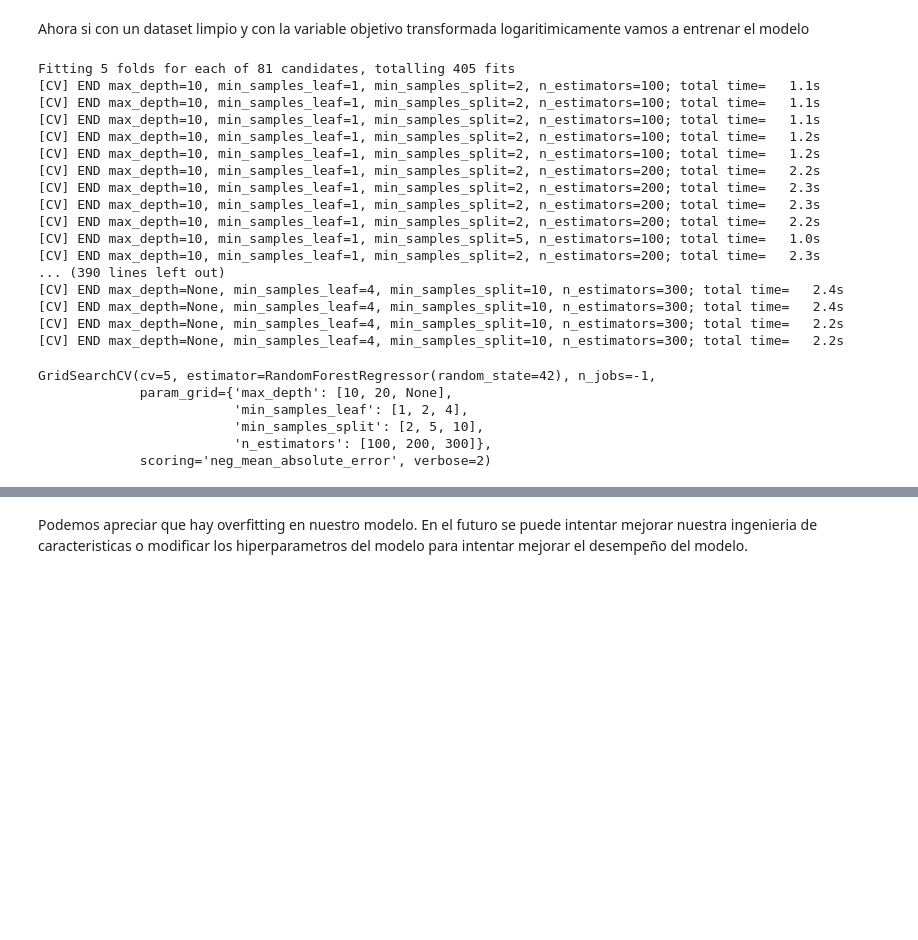
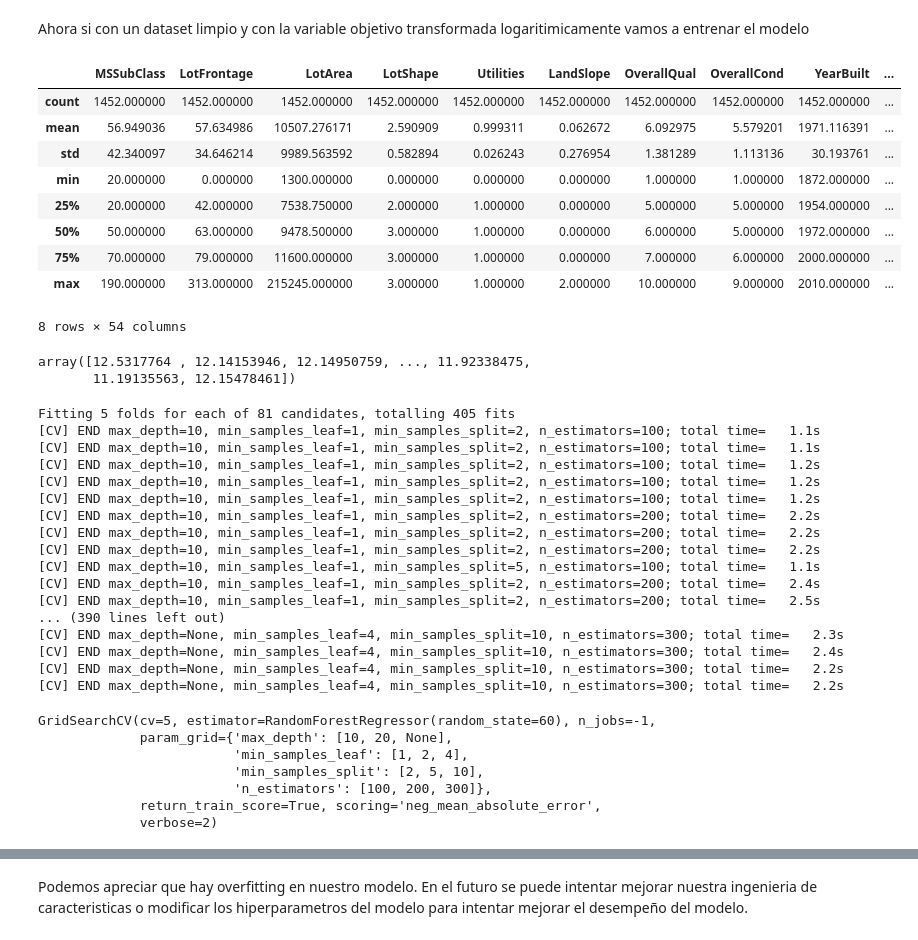
Before and after one commit to ROrodrigp/HousePricing, a Jupyter notebook: notebooks/tarea2_house_princing.ipynb, the cells around one changed output, grey strips where cells are left out. Saved outputs shown, nothing was run; the diff lists cells and outputs as text; code cells hidden in the pictures; blank space fills up the shorter version.

```diff
--- a/notebooks/tarea2_house_princing.ipynb
+++ b/notebooks/tarea2_house_princing.ipynb
@@ -352,13 +360,31 @@ df_train = df_train.drop(columns=['GarageYrBlt'])
 Ahora si con un dataset limpio y con la variable objetivo transformada logaritimicamente vamos a entrenar el modelo
 # %%
 # Definir X (variables predictoras) y y (variable objetivo transformada)
-X = df_train.drop(columns=['SalePrice_Log'])  # Eliminamos la variable objetivo transformada
+X = df_train.drop(columns=['SalePrice_Log','SalePrice','Id'])  # Eliminamos la variable objetivo transformada
 y = df_train['SalePrice_Log']  # Usamos la versión transformada
 # %%
 X_train, X_test, y_train, y_test = train_test_split(X, y, test_size=0.2, random_state=50)
+# %%
+X.describe()
+# %% [output]
+|  | MSSubClass | LotFrontage | LotArea | LotShape | Utilities | LandSlope | OverallQual | OverallCond | YearBuilt | ... |
+| count | 1452.000000 | 1452.000000 | 1452.000000 | 1452.000000 | 1452.000000 | 1452.000000 | 1452.000000 | 1452.000000 | 1452.000000 | ... |
+| mean | 56.949036 | 57.634986 | 10507.276171 | 2.590909 | 0.999311 | 0.062672 | 6.092975 | 5.579201 | 1971.116391 | ... |
+| std | 42.340097 | 34.646214 | 9989.563592 | 0.582894 | 0.026243 | 0.276954 | 1.381289 | 1.113136 | 30.193761 | ... |
+| min | 20.000000 | 0.000000 | 1300.000000 | 0.000000 | 0.000000 | 0.000000 | 1.000000 | 1.000000 | 1872.000000 | ... |
+| 25% | 20.000000 | 42.000000 | 7538.750000 | 2.000000 | 1.000000 | 0.000000 | 5.000000 | 5.000000 | 1954.000000 | ... |
+| 50% | 50.000000 | 63.000000 | 9478.500000 | 3.000000 | 1.000000 | 0.000000 | 6.000000 | 5.000000 | 1972.000000 | ... |
+| 75% | 70.000000 | 79.000000 | 11600.000000 | 3.000000 | 1.000000 | 0.000000 | 7.000000 | 6.000000 | 2000.000000 | ... |
+| max | 190.000000 | 313.000000 | 215245.000000 | 3.000000 | 1.000000 | 2.000000 | 10.000000 | 9.000000 | 2010.000000 | ... |
+8 rows × 54 columns
+# %%
+y_train.values
+# %% [output]
+array([12.5317764 , 12.14153946, 12.14950759, ..., 11.92338475,
+       11.19135563, 12.15478461])
 # %%
 # Definir el modelo base
-model = RandomForestRegressor(random_state=42)
+model = RandomForestRegressor(random_state=60)
 
 # Definir la cuadrícula de hiperparámetros para la búsqueda
 param_grid = {
@@ -375,7 +401,7 @@ grid_search = GridSearchCV(
     scoring='neg_mean_absolute_error',  # Optimizar para MAE (Mean Absolute Error)
     cv=5,  # Validación cruzada con 5 folds
     n_jobs=-1,  # Usar todos los núcleos de la CPU
-    verbose=2
+    verbose=2,
     return_train_score=True  # Añadido para ver scores de entrenamiento
 )
 
@@ -383,28 +409,29 @@ grid_search = GridSearchCV(
 grid_search.fit(X_train, y_train)
 # %% [output]
 Fitting 5 folds for each of 81 candidates, totalling 405 fits
-[CV] END max_depth=10, min_samples_leaf=1, min_samples_split=2, n_estimators=100; total time=   1.1s
 [CV] END max_depth=10, min_samples_leaf=1, min_samples_split=2, n_estimators=100; total time=   1.1s
 [CV] END max_depth=10, min_samples_leaf=1, min_samples_split=2, n_estimators=100; total time=   1.1s
 [CV] END max_depth=10, min_samples_leaf=1, min_samples_split=2, n_estimators=100; total time=   1.2s
 [CV] END max_depth=10, min_samples_leaf=1, min_samples_split=2, n_estimators=100; total time=   1.2s
+[CV] END max_depth=10, min_samples_leaf=1, min_samples_split=2, n_estimators=100; total time=   1.2s
 [CV] END max_depth=10, min_samples_leaf=1, min_samples_split=2, n_estimators=200; total time=   2.2s
-[CV] END max_depth=10, min_samples_leaf=1, min_samples_split=2, n_estimators=200; total time=   2.3s
-[CV] END max_depth=10, min_samples_leaf=1, min_samples_split=2, n_estimators=200; total time=   2.3s
 [CV] END max_depth=10, min_samples_leaf=1, min_samples_split=2, n_estimators=200; total time=   2.2s
-[CV] END max_depth=10, min_samples_leaf=1, min_samples_split=5, n_estimators=100; total time=   1.0s
-[CV] END max_depth=10, min_samples_leaf=1, min_samples_split=2, n_estimators=200; total time=   2.3s
+[CV] END max_depth=10, min_samples_leaf=1, min_samples_split=2, n_estimators=200; total time=   2.2s
+[CV] END max_depth=10, min_samples_leaf=1, min_samples_split=5, n_estimators=100; total time=   1.1s
+[CV] END max_depth=10, min_samples_leaf=1, min_samples_split=2, n_estimators=200; total time=   2.4s
+[CV] END max_depth=10, min_samples_leaf=1, min_samples_split=2, n_estimators=200; total time=   2.5s
 ... (390 lines left out)
-[CV] END max_depth=None, min_samples_leaf=4, min_samples_split=10, n_estimators=300; total time=   2.4s
+[CV] END max_depth=None, min_samples_leaf=4, min_samples_split=10, n_estimators=300; total time=   2.3s
 [CV] END max_depth=None, min_samples_leaf=4, min_samples_split=10, n_estimators=300; total time=   2.4s
 [CV] END max_depth=None, min_samples_leaf=4, min_samples_split=10, n_estimators=300; total time=   2.2s
 [CV] END max_depth=None, min_samples_leaf=4, min_samples_split=10, n_estimators=300; total time=   2.2s
-GridSearchCV(cv=5, estimator=RandomForestRegressor(random_state=42), n_jobs=-1,
+GridSearchCV(cv=5, estimator=RandomForestRegressor(random_state=60), n_jobs=-1,
              param_grid={'max_depth': [10, 20, None],
                          'min_samples_leaf': [1, 2, 4],
                          'min_samples_split': [2, 5, 10],
                          'n_estimators': [100, 200, 300]},
-             scoring='neg_mean_absolute_error', verbose=2)
+             return_train_score=True, scoring='neg_mean_absolute_error',
+             verbose=2)
 # %%
 print("📌 Mejores Hiperparámetros:", grid_search.best_params_)
 # %% [output]
```
Also changed, not shown: parts of 12 cells of this notebook.
